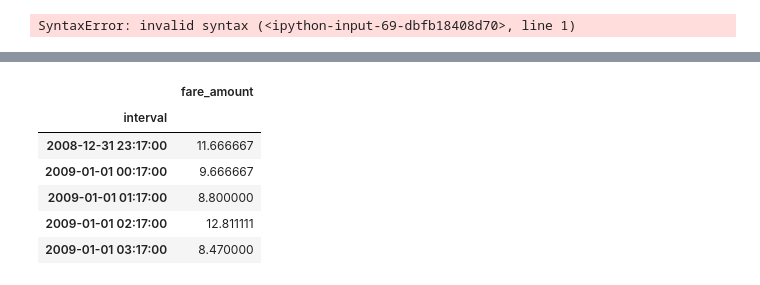
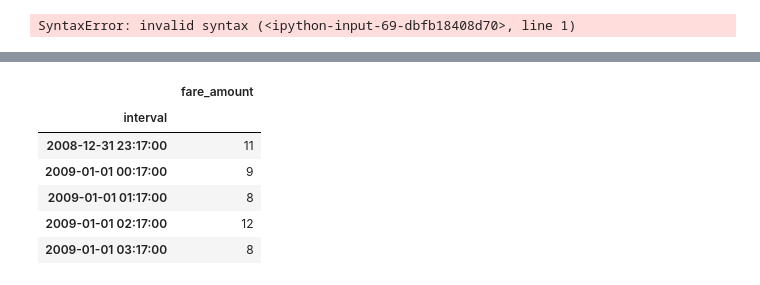
Before and after one commit to sreelakshminarayanan/nyctaxianalysis, a Jupyter notebook: taxiprediction.ipynb, the cells around one changed output, grey strips where cells are left out. Cells and saved outputs as stored; diff of their text form; code cells hidden in the pictures.

```diff
--- a/taxiprediction.ipynb
+++ b/taxiprediction.ipynb
@@ -516,2 +497,3 @@ df.interval = pd.to_datetime(df.interval)
-# %%
-df = df.resample(rule='24H', closed='left', label='left', base=17).mean()
+# %%
+train_size = int(len(df) * 0.80)
+train, test = df[0:train_size], df[train_size:len(df)]
@@ -616,0 +567,7 @@ from statsmodels.tsa.vector_ar.var_model import VAR
+# %%
+x_train = train.drop('fare_amount', axis=1)
+x_test = test.drop('fare_amount', axis=1)
+y_train = train[['fare_amount']]
+y_test = test[['fare_amount']]
+# %%
+y_train= y_train.apply(np.int64)
@@ -617,10 +576,10 @@ from statsmodels.tsa.vector_ar.var_model import VAR
 # %%
-train_df.head()
+y_train.head()
 # %% [output]
 |  | fare_amount |
 | interval |  |
-| 2008-12-31 23:17:00 | 11.666667 |
-| 2009-01-01 00:17:00 | 9.666667 |
-| 2009-01-01 01:17:00 | 8.800000 |
-| 2009-01-01 02:17:00 | 12.811111 |
-| 2009-01-01 03:17:00 | 8.470000 |
+| 2008-12-31 23:17:00 | 11 |
+| 2009-01-01 00:17:00 | 9 |
+| 2009-01-01 01:17:00 | 8 |
+| 2009-01-01 02:17:00 | 12 |
+| 2009-01-01 03:17:00 | 8 |
```
Also changed, not shown: parts of 53 cells of this notebook.
